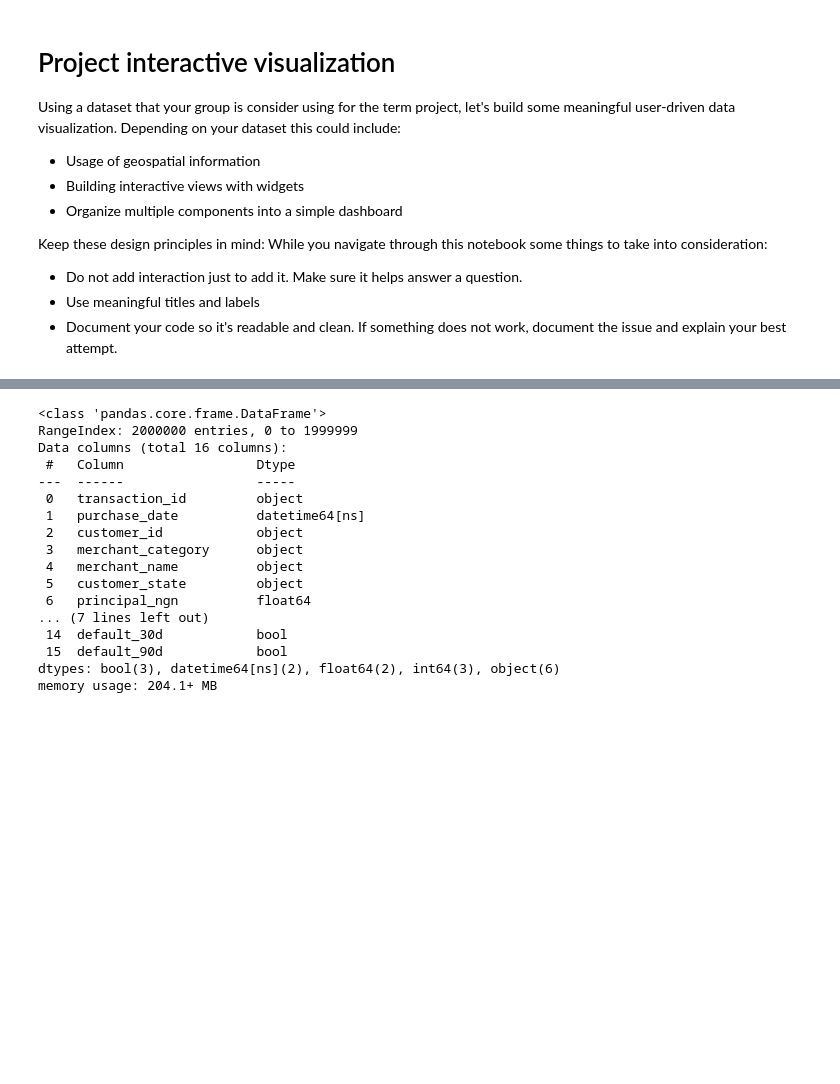
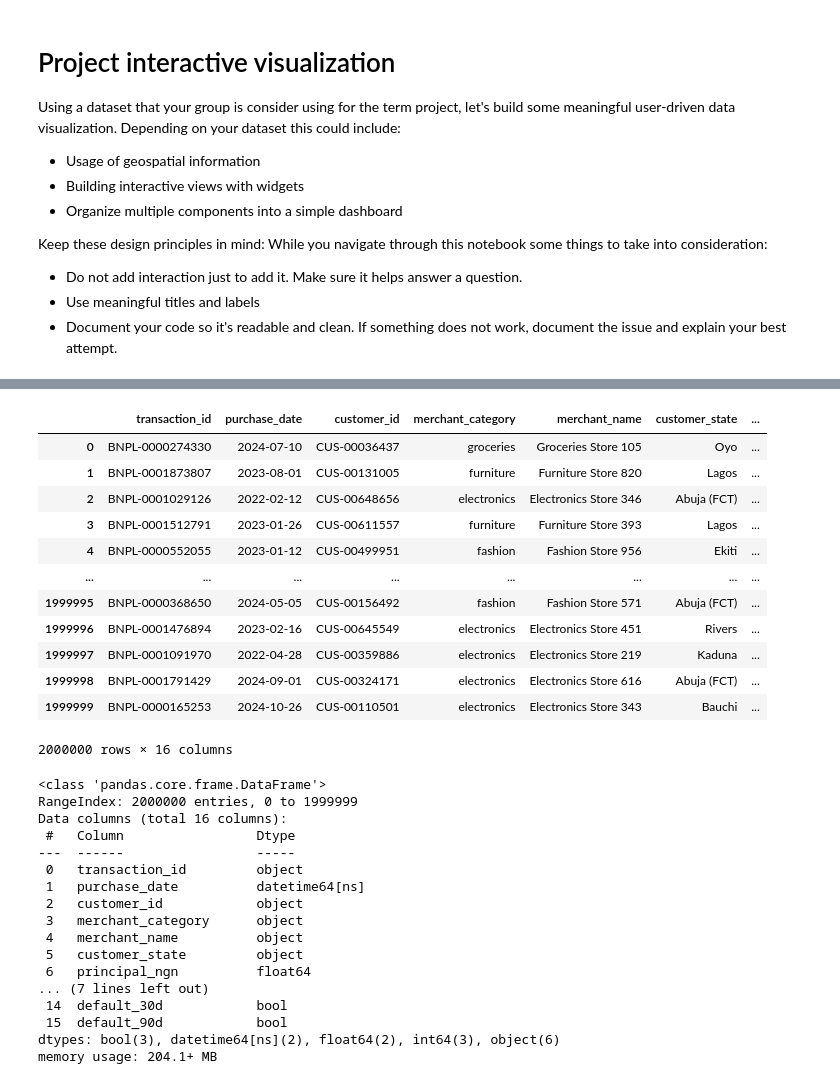
Before and after one commit to CS133-DataVisualization/term-project-dgim, a Jupyter notebook: P3_interactive.ipynb, the cells around one changed output, grey strips where cells are left out. Saved outputs shown, nothing was run; the diff lists cells and outputs as text; code cells hidden in the pictures; blank space fills up the shorter version.

```diff
--- a/P3_interactive.ipynb
+++ b/P3_interactive.ipynb
@@ -53,3 +49,19 @@ Please note that authentication is recommended but still optional to access publ
+# %%
+df
+# %% [output]
+|  | transaction_id | purchase_date | customer_id | merchant_category | merchant_name | customer_state | ... |
+| 0 | BNPL-0000274330 | 2024-07-10 | CUS-00036437 | groceries | Groceries Store 105 | Oyo | ... |
+| 1 | BNPL-0001873807 | 2023-08-01 | CUS-00131005 | furniture | Furniture Store 820 | Lagos | ... |
+| 2 | BNPL-0001029126 | 2022-02-12 | CUS-00648656 | electronics | Electronics Store 346 | Abuja (FCT) | ... |
+| 3 | BNPL-0001512791 | 2023-01-26 | CUS-00611557 | furniture | Furniture Store 393 | Lagos | ... |
+| 4 | BNPL-0000552055 | 2023-01-12 | CUS-00499951 | fashion | Fashion Store 956 | Ekiti | ... |
+| ... | ... | ... | ... | ... | ... | ... | ... |
+| 1999995 | BNPL-0000368650 | 2024-05-05 | CUS-00156492 | fashion | Fashion Store 571 | Abuja (FCT) | ... |
+| 1999996 | BNPL-0001476894 | 2023-02-16 | CUS-00645549 | electronics | Electronics Store 451 | Rivers | ... |
+| 1999997 | BNPL-0001091970 | 2022-04-28 | CUS-00359886 | electronics | Electronics Store 219 | Kaduna | ... |
+| 1999998 | BNPL-0001791429 | 2024-09-01 | CUS-00324171 | electronics | Electronics Store 616 | Abuja (FCT) | ... |
+| 1999999 | BNPL-0000165253 | 2024-10-26 | CUS-00110501 | electronics | Electronics Store 343 | Bauchi | ... |
+2000000 rows × 16 columns
 # %%
 # Write your code here
 df.info()
```
Also changed, not shown: parts of 5 cells of this notebook.
